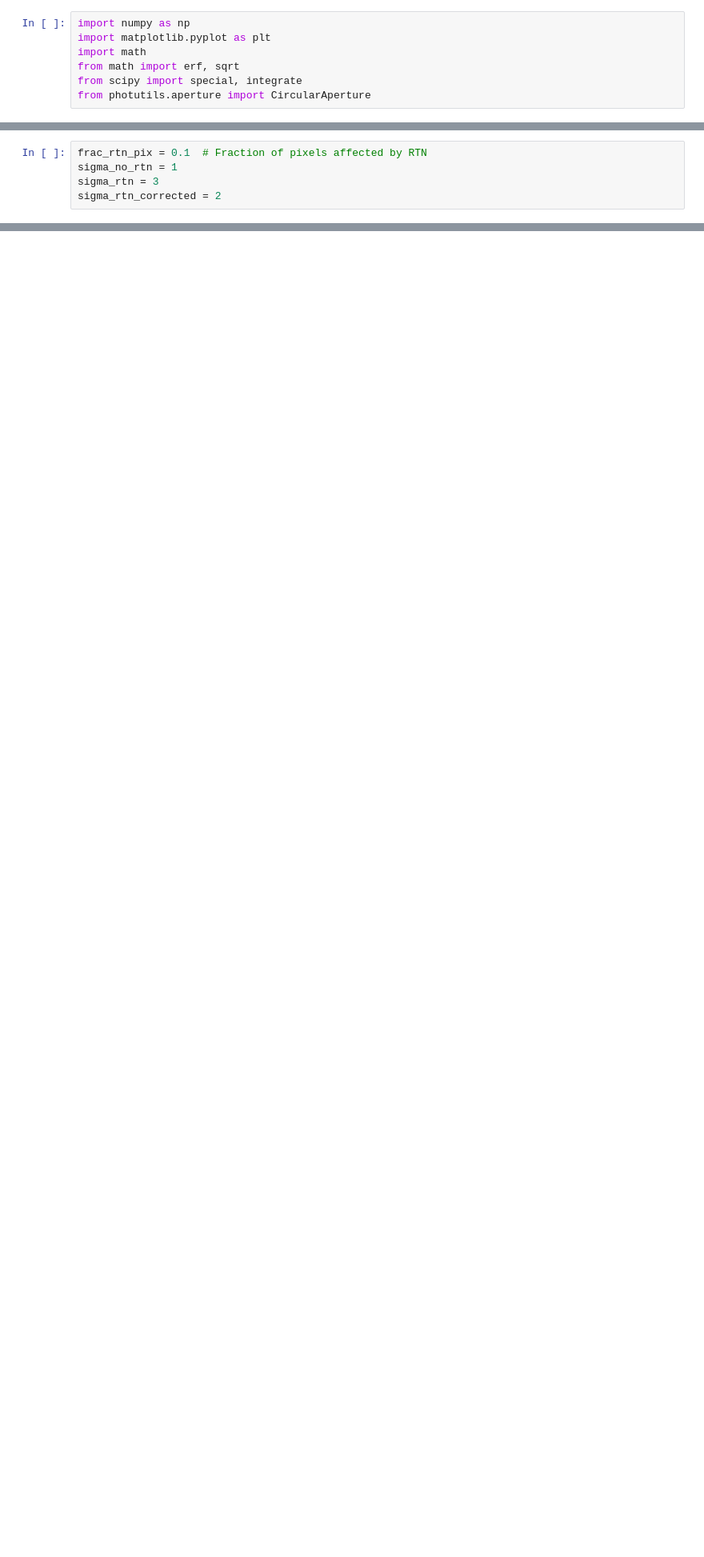
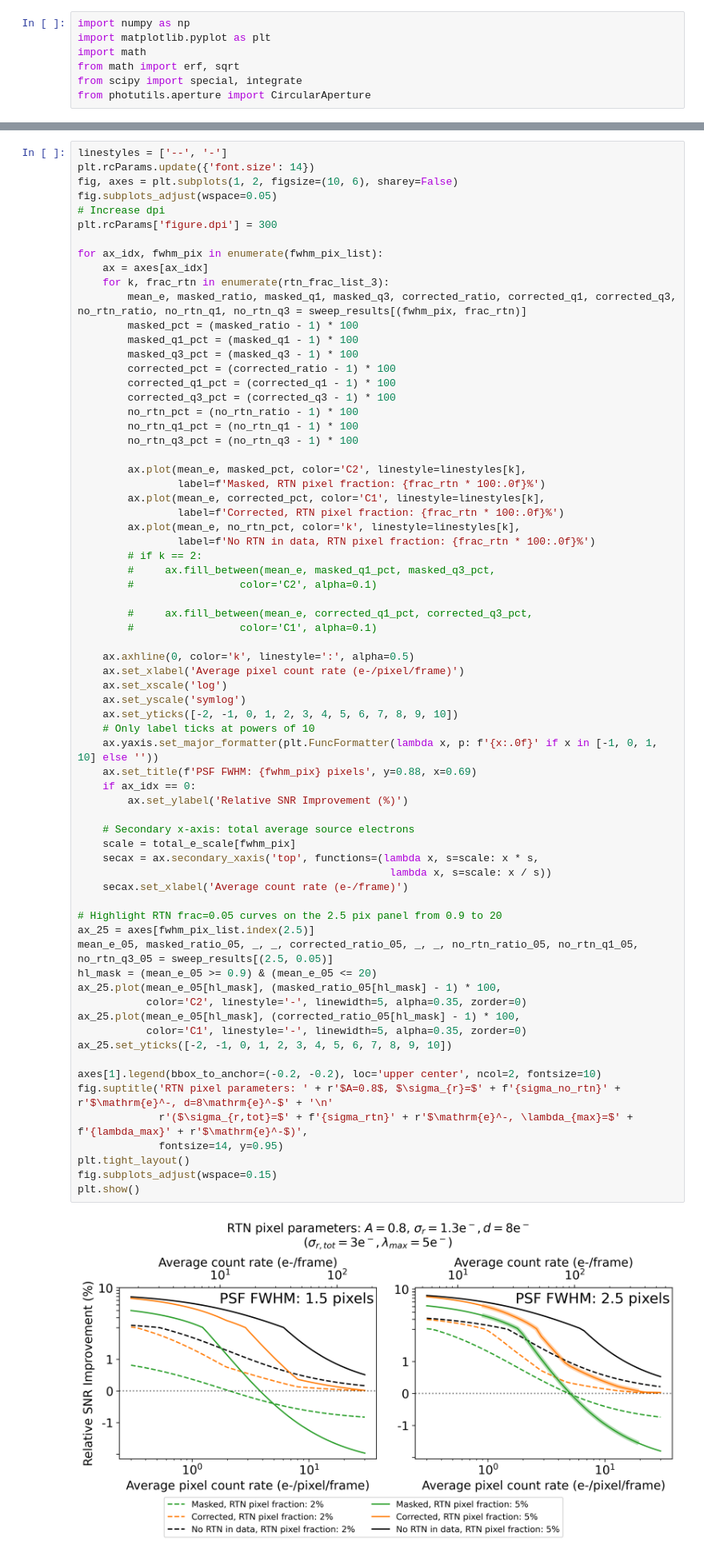
Before and after one commit to ChrisLayden/RTN-corrector, a Jupyter notebook: Test Code/pixel_mask_testing.ipynb, the cells around one changed output, grey strips where cells are left out. Shown at 80% size. Cells and saved outputs as stored; diff of their text form; blank space fills up the shorter version.

```diff
--- a/Test Code/pixel_mask_testing.ipynb
+++ b/Test Code/pixel_mask_testing.ipynb
@@ -91,5 +74,0 @@ frame = psf * multiplier
-# %%
-frac_rtn_pix = 0.1  # Fraction of pixels affected by RTN
-sigma_no_rtn = 1
-sigma_rtn = 3
-sigma_rtn_corrected = 2
@@ -262,0 +361,71 @@ plt.show()
+# %%
+linestyles = ['--', '-']
+plt.rcParams.update({'font.size': 14})
+fig, axes = plt.subplots(1, 2, figsize=(10, 6), sharey=False)
+fig.subplots_adjust(wspace=0.05)
+# Increase dpi
+plt.rcParams['figure.dpi'] = 300
+
+for ax_idx, fwhm_pix in enumerate(fwhm_pix_list):
+    ax = axes[ax_idx]
+    for k, frac_rtn in enumerate(rtn_frac_list_3):
+        mean_e, masked_ratio, masked_q1, masked_q3, corrected_ratio, corrected_q1, corrected_q3, no_rtn_ratio, no_rtn_q1, no_rtn_q3 = sweep_results[(fwhm_pix, frac_rtn)]
+        masked_pct = (masked_ratio - 1) * 100
+        masked_q1_pct = (masked_q1 - 1) * 100
+        masked_q3_pct = (masked_q3 - 1) * 100
+        corrected_pct = (corrected_ratio - 1) * 100
+        corrected_q1_pct = (corrected_q1 - 1) * 100
+        corrected_q3_pct = (corrected_q3 - 1) * 100
+        no_rtn_pct = (no_rtn_ratio - 1) * 100
+        no_rtn_q1_pct = (no_rtn_q1 - 1) * 100
+        no_rtn_q3_pct = (no_rtn_q3 - 1) * 100
+
+        ax.plot(mean_e, masked_pct, color='C2', linestyle=linestyles[k],
+                label=f'Masked, RTN pixel fraction: {frac_rtn * 100:.0f}%')
+        ax.plot(mean_e, corrected_pct, color='C1', linestyle=linestyles[k],
+                label=f'Corrected, RTN pixel fraction: {frac_rtn * 100:.0f}%')
+        ax.plot(mean_e, no_rtn_pct, color='k', linestyle=linestyles[k],
+                label=f'No RTN in data, RTN pixel fraction: {frac_rtn * 100:.0f}%')
+        # if k == 2:
+        #     ax.fill_between(mean_e, masked_q1_pct, masked_q3_pct,
+        #                 color='C2', alpha=0.1)
+
+        #     ax.fill_between(mean_e, corrected_q1_pct, corrected_q3_pct,
+        #                 color='C1', alpha=0.1)
+
+    ax.axhline(0, color='k', linestyle=':', alpha=0.5)
+    ax.set_xlabel('Average pixel count rate (e-/pixel/frame)')
+    ax.set_xscale('log')
+    ax.set_yscale('symlog')
+    ax.set_yticks([-2, -1, 0, 1, 2, 3, 4, 5, 6, 7, 8, 9, 10])
+    # Only label ticks at powers of 10
+    ax.yaxis.set_major_formatter(plt.FuncFormatter(lambda x, p: f'{x:.0f}' if x in [-1, 0, 1, 10] else ''))
+    ax.set_title(f'PSF FWHM: {fwhm_pix} pixels', y=0.88, x=0.69)
+    if ax_idx == 0:
+        ax.set_ylabel('Relative SNR Improvement (%)')
+
+    # Secondary x-axis: total average source electrons
+    scale = total_e_scale[fwhm_pix]
+    secax = ax.secondary_xaxis('top', functions=(lambda x, s=scale: x * s,
+                                                  lambda x, s=scale: x / s))
+    secax.set_xlabel('Average count rate (e-/frame)')
+
+# Highlight RTN frac=0.05 curves on the 2.5 pix panel from 0.9 to 20
+ax_25 = axes[fwhm_pix_list.index(2.5)]
+mean_e_05, masked_ratio_05, _, _, corrected_ratio_05, _, _, no_rtn_ratio_05, no_rtn_q1_05, no_rtn_q3_05 = sweep_results[(2.5, 0.05)]
+hl_mask = (mean_e_05 >= 0.9) & (mean_e_05 <= 20)
+ax_25.plot(mean_e_05[hl_mask], (masked_ratio_05[hl_mask] - 1) * 100,
+           color='C2', linestyle='-', linewidth=5, alpha=0.35, zorder=0)
+ax_25.plot(mean_e_05[hl_mask], (corrected_ratio_05[hl_mask] - 1) * 100,
+           color='C1', linestyle='-', linewidth=5, alpha=0.35, zorder=0)
+ax_25.set_yticks([-2, -1, 0, 1, 2, 3, 4, 5, 6, 7, 8, 9, 10])
+
+axes[1].legend(bbox_to_anchor=(-0.2, -0.2), loc='upper center', ncol=2, fontsize=10)
+fig.suptitle('RTN pixel parameters: ' + r'$A=0.8$, $\sigma_{r}=$' + f'{sigma_no_rtn}' + r'$\mathrm{e}^-, d=8\mathrm{e}^-$' + '\n'
+             r'($\sigma_{r,tot}=$' + f'{sigma_rtn}' + r'$\mathrm{e}^-, \lambda_{max}=$' + f'{lambda_max}' + r'$\mathrm{e}^-$)',
+             fontsize=14, y=0.95)
+plt.tight_layout()
+fig.subplots_adjust(wspace=0.15)
+plt.show()
+# %% [output]
+[figure, added]
```
Also changed, not shown: parts of 18 cells of this notebook, 7 other files.
